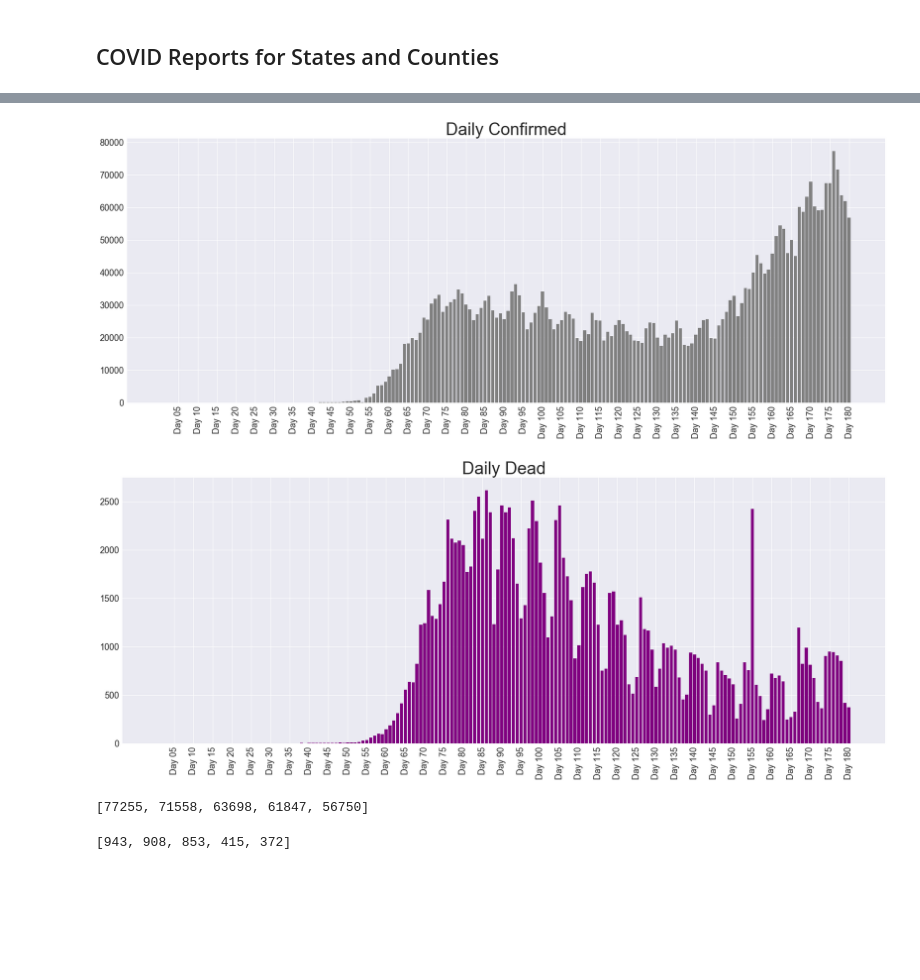
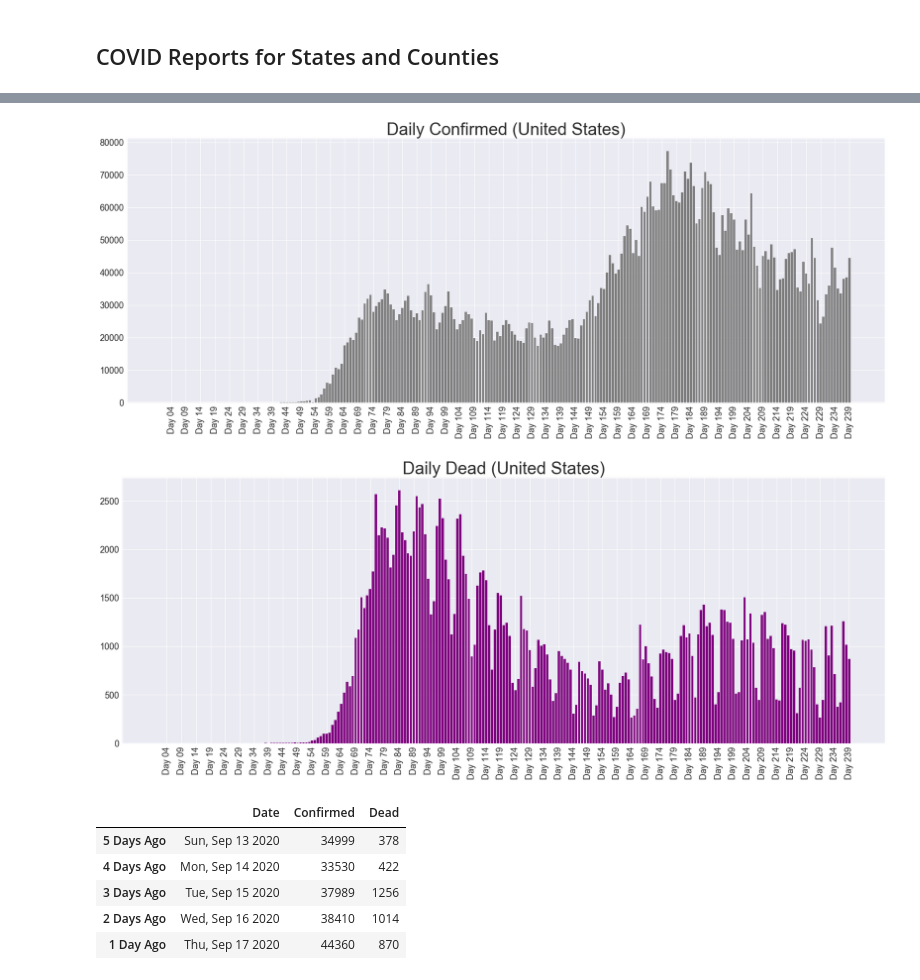
Before and after one commit to iven5880/COVID19_Tracking, a Jupyter notebook: CoronaVirusDisease2019_Tracking.ipynb, the cells around one changed output, grey strips where cells are left out. Drawn from its saved outputs; the diff is of its cells as text; code cells hidden in the pictures; blank space fills up the shorter version.

```diff
--- a/CoronaVirusDisease2019_Tracking.ipynb
+++ b/CoronaVirusDisease2019_Tracking.ipynb
@@ -449,36 +449,48 @@ plt.figure(figsize=[28,10])
 plt.bar(theDays, numConf, color='grey')
 plt.xticks(ticks=tks, labels=lbls, rotation=90, fontsize=18)
 plt.yticks(rotation=0, fontsize=18)
-plt.title('Daily Confirmed', fontsize=35)
+plt.title('Daily Confirmed (United States)', fontsize=35)
 plt.show()
 # %% [output]
-[figure, old version]
+[figure, new version]
 # %%
 tdf = dfDeadGlobal[dfDeadGlobal['Country/Region']=='US']
 
 z0 = [i for i in tdf[theDatesGlobal[:-1]].values[0]]
 z1 = [i for i in tdf[theDatesGlobal[1:]].values[0]]
 
 numDead = [i[0]-i[1] for i in zip(z1,z0)]
 
 theDays = ['Day 0'+str(i+1) if (len(str(i+1))==1) else 'Day '+str(i+1) for i in range(len(numDead))]
 
 tks = list(range(len(theDays)))[-1::-5][-1::-1]
 lbls = theDays[-1::-5][-1::-1]
 
 plt.figure(figsize=[28,10])
 plt.bar(theDays, numDead, color='purple')
 plt.xticks(ticks=tks, labels=lbls, rotation=90, fontsize=18)
 plt.yticks(rotation=0, fontsize=18)
-plt.title('Daily Dead', fontsize=35)
+plt.title('Daily Dead (United States)', fontsize=35)
 plt.show()
 # %% [output]
-[figure, old version]
+[figure, new version]
-# %%
-numConf[-5:]
-# %% [output]
-[77255, 71558, 63698, 61847, 56750]
-# %%
-numDead[-5:]
-# %% [output]
-[943, 908, 853, 415, 372]
+# %%
+# snapshot of the last 5 days in the US
+
+z1 = pd.to_datetime(dfConfUS.columns[-5:])
+z1 = [getFullDate(i) for i in z1]
+
+z2 = numConf[-5:]
+
+z3 = numDead[-5:]
+
+indexDays = [(str(5-i)+' Days Ago') if (5-i)>1 else (str(5-i)+' Day Ago') for i in range(len(z3))]
+
+pd.DataFrame(zip(z1,z2,z3), columns=['Date','Confirmed','Dead'], index=indexDays)
+# %% [output]
+|  | Date | Confirmed | Dead |
+| 5 Days Ago | Sun, Sep 13 2020 | 34999 | 378 |
+| 4 Days Ago | Mon, Sep 14 2020 | 33530 | 422 |
+| 3 Days Ago | Tue, Sep 15 2020 | 37989 | 1256 |
+| 2 Days Ago | Wed, Sep 16 2020 | 38410 | 1014 |
+| 1 Day Ago | Thu, Sep 17 2020 | 44360 | 870 |
```
Also changed, not shown: parts of 3 cells of this notebook.
